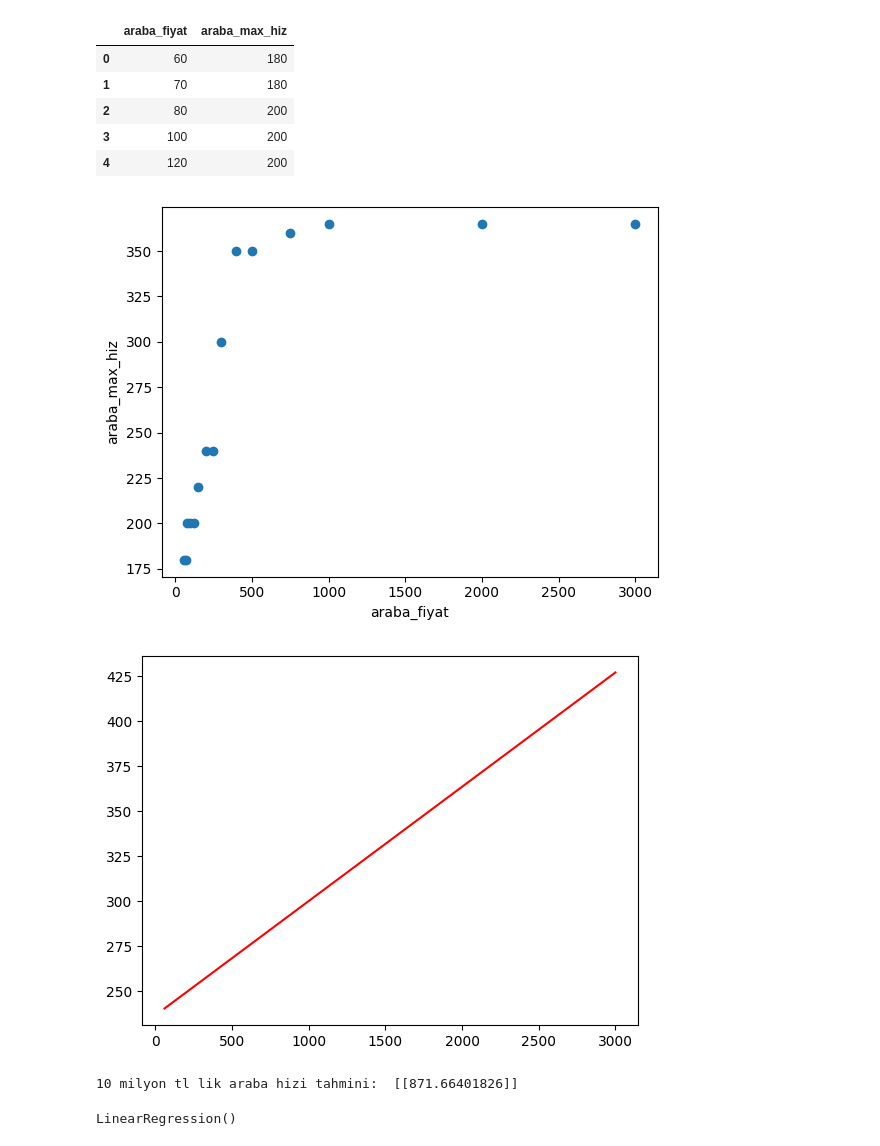
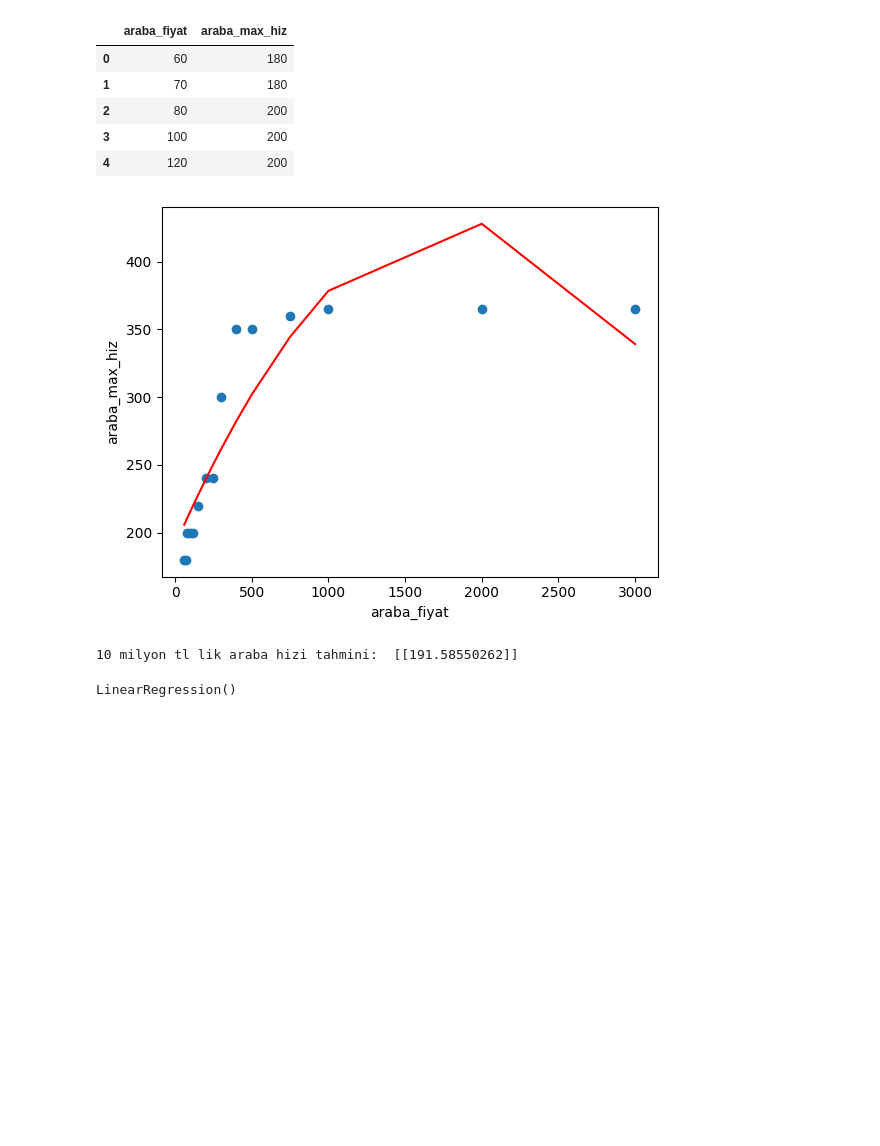
Before and after one commit to burcuuluag/python_projects, a Jupyter notebook: polynomial_linear_regression/main.ipynb, the cells around one changed output. Saved outputs shown, nothing was run; the diff lists cells and outputs as text; code cells hidden in the pictures; blank space fills up the shorter version.

Commit message:
edited poli regression graph  and prediction

```diff
--- a/polynomial_linear_regression/main.ipynb
+++ b/polynomial_linear_regression/main.ipynb
@@ -14,28 +14,37 @@ df.head()
 | 3 | 100 | 200 |
 | 4 | 120 | 200 |
 # %%
+from sklearn.preprocessing import PolynomialFeatures
+
+df = pd.read_csv("polynomial_regression.csv", sep=";")
+
 y = df.araba_max_hiz.values.reshape(-1,1)
 x = df.araba_fiyat.values.reshape(-1,1)
 
 plt.scatter(x,y)
 plt.ylabel("araba_max_hiz")
 plt.xlabel("araba_fiyat")
+
+# PolynomialFeatures ile ikinci dereceden polinom fit ediyoruz.
+poly_reg = PolynomialFeatures(degree=2)
+x_poly = poly_reg.fit_transform(x)
+
+# LinearRegression modelini kullanarak ikinci dereceden polinom fit ediyoruz.
+lin_reg = LinearRegression()
+lin_reg.fit(x_poly,y)
+
+# Görselleştirme
+y_head = lin_reg.predict(x_poly)
+plt.plot(x, y_head, color="red")
+
 plt.show()
-
-lin_reg = LinearRegression()
-
-lin_reg.fit(x,y)
-
-y_head = lin_reg.predict(x)
-plt.plot(x, y_head, color="red")
-plt.show()
 # %% [output]
-[figure, old version]
+[figure, new version]
-[figure, removed]
 # %%
-print("10 milyon tl lik araba hizi tahmini: ",lin_reg.predict([[10000]]))
+# assume engine size is 3.5L and horsepower is 350
+print("10 milyon tl lik araba hizi tahmini: ",lin_reg.predict([[10000, 3.5, 350]]))
 # %% [output]
-10 milyon tl lik araba hizi tahmini:  [[871.66401826]]
+10 milyon tl lik araba hizi tahmini:  [[191.58550262]]
 # %%
 # polynomial regression =  y = b0 + b1*x +b2*x^2 + b3*x^3 + ... + bn*x^n
 
```
